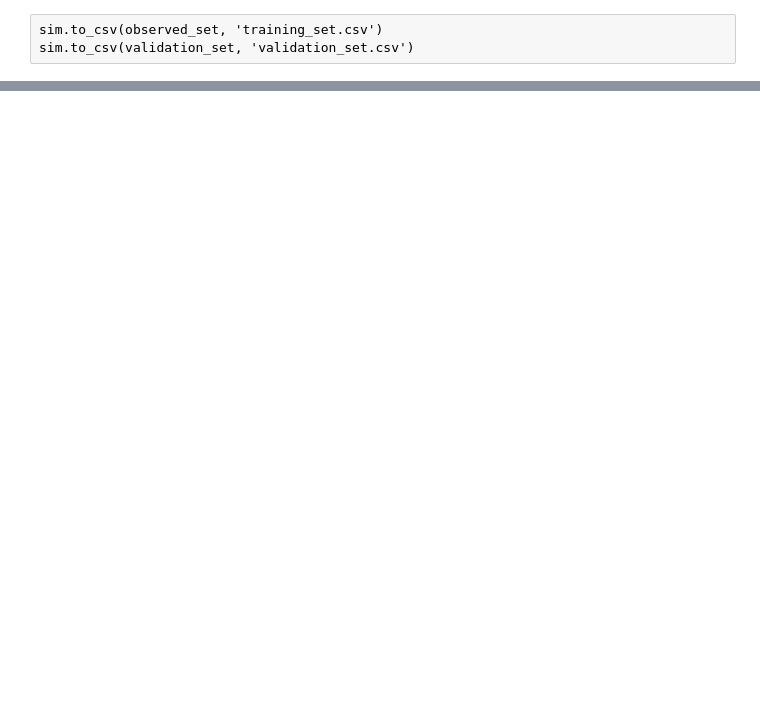
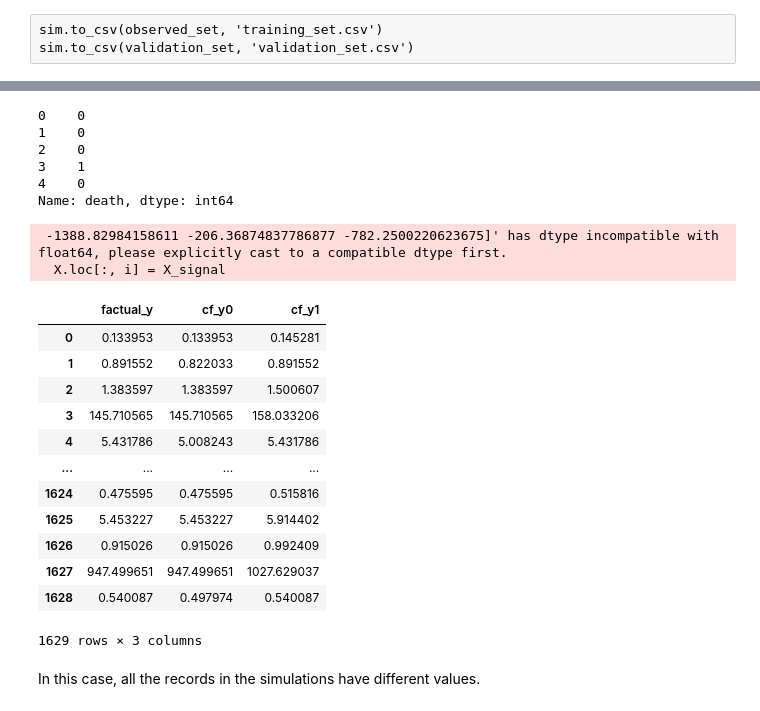
Before and after one commit to oburacarol/causallib, a Jupyter notebook: examples/causal_simulator.ipynb, the cells around one changed output, grey strips where cells are left out. Cells and saved outputs as stored; diff of their text form; code cells hidden in the pictures; blank space fills up the shorter version.

Commit message:
survival endpoint with arbitrary choices for parameter values

```diff
--- a/examples/causal_simulator.ipynb
+++ b/examples/causal_simulator.ipynb
@@ -222,0 +230,71 @@ sim.to_csv(validation_set, 'validation_set.csv')
+# %%
+survival_data = load_nhefs_survival()
+X_given = survival_data.X
+# survival_data.y.head()
+# X_given.head()
+# %% [output]
+0    0
+1    0
+2    0
+3    1
+4    0
+Name: death, dtype: int64
+# %%
+topology, var_types = generate_random_topology(n_covariates=1, p=0.6,
+                                               n_treatments=1, n_outcomes=1,
+                                               given_vars=X_given.columns)
+# %%
+outcome_types = "survival"
+link_types = ['linear'] * len(var_types)
+prob_categories = pd.Series(data=[[0.5, 0.5] if typ in ["treatment", "outcome"] else None for typ in var_types],
+                            index=var_types.index)
+treatment_methods = "gaussian"
+snr = 0.9
+treatment_importance = 0.8
+effect_sizes = None
+sim_survival1 = CausalSimulator(topology=topology.values, prob_categories=prob_categories,
+                      link_types=link_types, snr=snr, var_types=var_types,
+                      treatment_importances=treatment_importance,
+                      outcome_types=outcome_types,
+                      treatment_methods=treatment_methods,
+                      effect_sizes=effect_sizes)
+# %%
+X, prop, y = sim_survival1.generate_data(X_given=X_given)
+# %% [output]
+ -1388.82984158611 -206.36874837786877 -782.2500220623675]' has dtype incompatible with float64, please explicitly cast to a compatible dtype first.
+  X.loc[:, i] = X_signal
+# %%
+observed_set, validation_set = sim.format_for_training(X, prop, y)
+# %%
+covariates = observed_set.loc[:, observed_set.columns.str.startswith("x_")]
+
+treatment_outcome = observed_set.loc[:, (observed_set.columns.str.startswith("t_") |
+                                         observed_set.columns.str.startswith("y_"))]
+
+treatment_outcome = observed_set.loc[:, (observed_set.columns.str.startswith("t_") |
+                                         observed_set.columns.str.startswith("y_"))]
+
+df_compare = pd.DataFrame({
+    'factual_y': observed_set['y_20'],
+    'cf_y0': validation_set['cf_20_0'],
+    'cf_y1': validation_set['cf_20_1']
+})
+
+mask = (df_compare["factual_y"] == df_compare["cf_y0"]) & (df_compare["cf_y0"] == df_compare["cf_y1"])
+df_compare[~mask]
+# %% [output]
+|  | factual_y | cf_y0 | cf_y1 |
+| 0 | 0.133953 | 0.133953 | 0.145281 |
+| 1 | 0.891552 | 0.822033 | 0.891552 |
+| 2 | 1.383597 | 1.383597 | 1.500607 |
+| 3 | 145.710565 | 145.710565 | 158.033206 |
+| 4 | 5.431786 | 5.008243 | 5.431786 |
+| ... | ... | ... | ... |
+| 1624 | 0.475595 | 0.475595 | 0.515816 |
+| 1625 | 5.453227 | 5.453227 | 5.914402 |
+| 1626 | 0.915026 | 0.915026 | 0.992409 |
+| 1627 | 947.499651 | 947.499651 | 1027.629037 |
+| 1628 | 0.540087 | 0.497974 | 0.540087 |
+1629 rows × 3 columns
+# %% [markdown]
+In this case, all the records in the simulations have different values.
```
Also changed, not shown: parts of 4 cells of this notebook.
